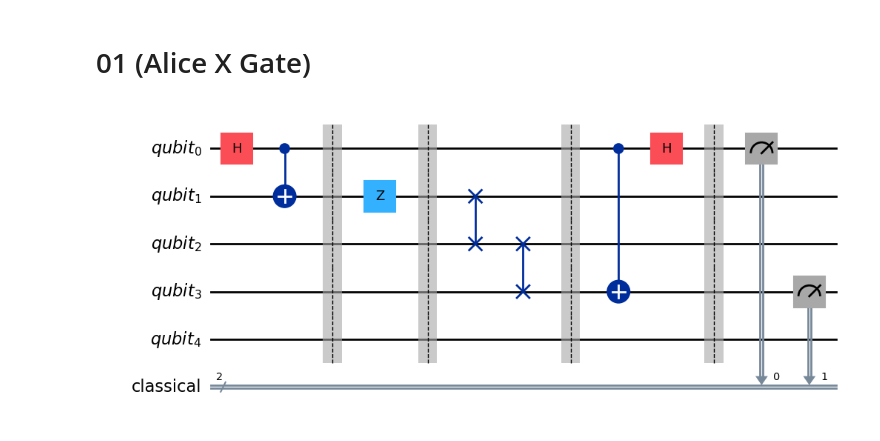
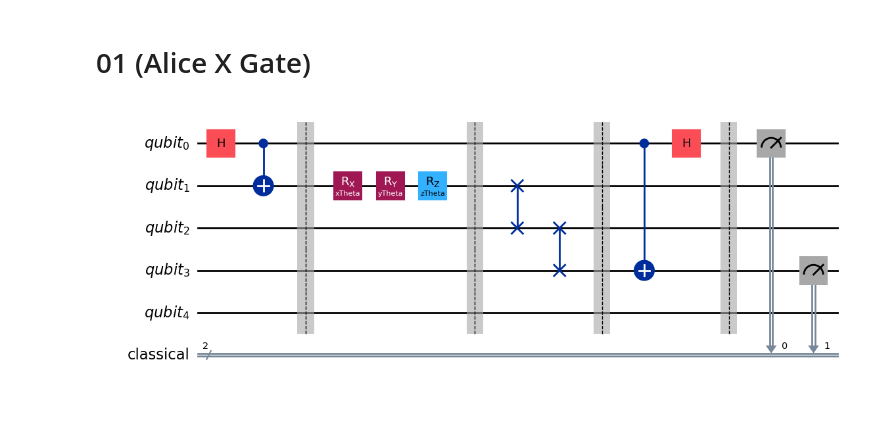
Before and after one commit to CalebCeravolo/Quantum-Hardware-Superdense-Coding, a Jupyter notebook: superdense.ipynb, the cells around one changed output. Cells and saved outputs as stored; diff of their text form; code cells hidden in the pictures; blank space fills up the shorter version.

Commit message:
Created parametrized circuit and functions to send a string of bits

```diff
--- a/superdense.ipynb
+++ b/superdense.ipynb
@@ -23,13 +23,6 @@ bNum = 2
 xTheta = Parameter('xTheta')
 yTheta = Parameter('yTheta')
 zTheta = Parameter('zTheta')
-
-param_sets = [
-    {zTheta: 0,     yTheta: 0,     xTheta: 0},          # Identity (I)
-    {zTheta: 0,     yTheta: pi/2,     xTheta: pi},       # X basis
-    {zTheta: pi/2,     yTheta: pi/2, xTheta: pi},           # Y basis
-    {zTheta: 0, yTheta: 0,     xTheta: 0},           # Z basis
-]
 
 num_data_qubits = 5
 num_data_cbits = 2
@@ -47,32 +40,34 @@ qdata = []; cdata = [];
 # Store qubits from data_qubit register in list for convenient access
 qdata[:] = data_qubits
 
 # Store classical bits from classical_data register in list for convenient access
 cdata[:] = classical_data
 
 # Perform a controlled-X gate on qubit 1, controlled by qubit 0
 qc.h(0) #This is state to be transported
 qc.cx(0,1)
 qc.barrier()
 
 # qc.id(1)
-qc.z(1)
+qc.rx(xTheta,1)
+qc.ry(yTheta,1)
+qc.rz(zTheta,1)
 # qc.x(1)
 # qc.z(1)
 qc.barrier()
 
 for i in range (1, bNum + 1):
     qc.swap(i, i+1)
 qc.barrier()
 
 qc.cx(0, bNum + 1)
 qc.h(0)
 qc.barrier()
 
 qc.measure(0, 0)
 qc.measure(bNum + 1, 1)
 
 
 qc.draw('mpl')
 # %% [output]
-[figure, old version]
+[figure, new version]
```
Also changed, not shown: parts of 4 cells of this notebook.
